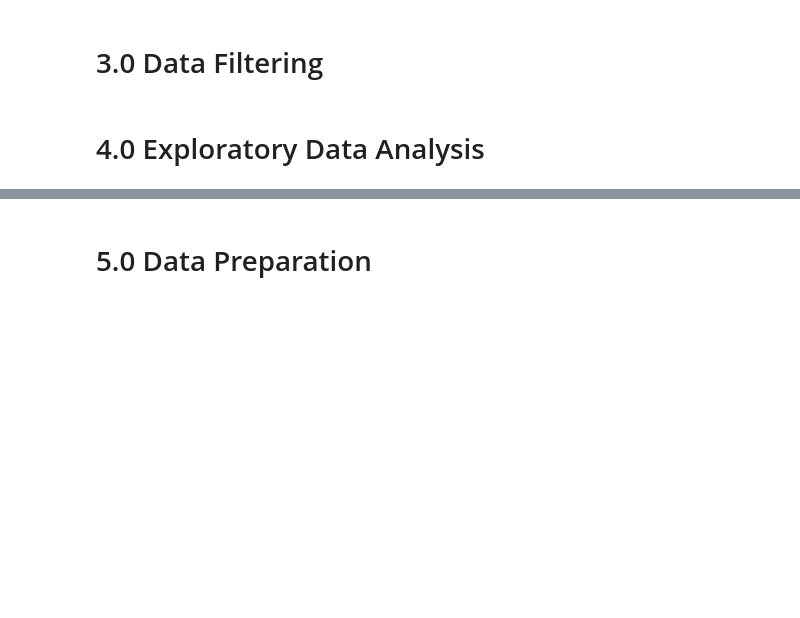
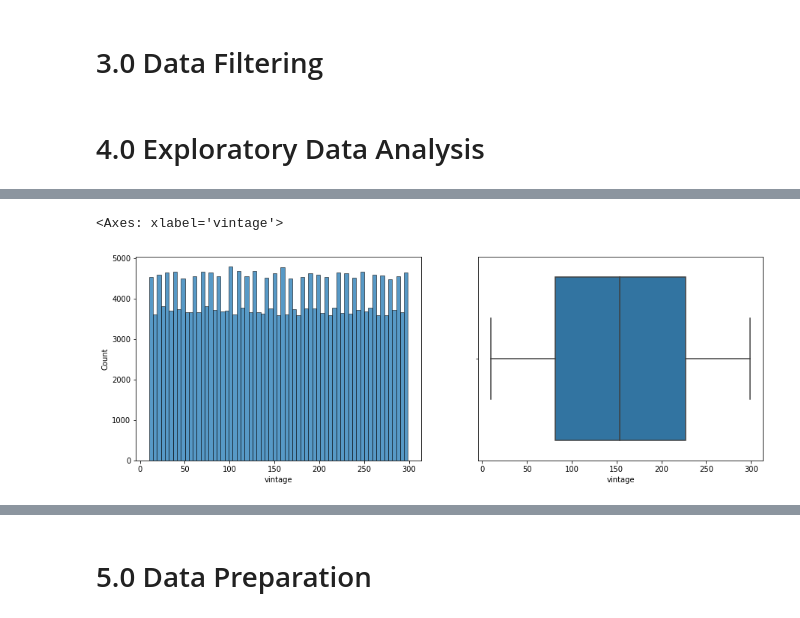
Before and after one commit to alexandrerod/health_insurance_cross_sell, a Jupyter notebook: notebooks/heath_insurance.ipynb, the cells around one changed output, grey strips where cells are left out. Saved outputs shown, nothing was run; the diff lists cells and outputs as text; code cells hidden in the pictures; blank space fills up the shorter version.

```diff
--- a/notebooks/heath_insurance.ipynb
+++ b/notebooks/heath_insurance.ipynb
@@ -93,0 +237,10 @@ df_test = pd.concat([X_test, y_test], axis=1)
+# %%
+# Vintage
+plt.figure(figsize=(15,5))
+plt.subplot(1,2,1)
+sns.histplot(data=df4, x='vintage')
+plt.subplot(1,2,2)
+sns.boxplot(data=df4, x='vintage')
+# %% [output]
+<Axes: xlabel='vintage'>
+[figure, added]
```
Also changed, not shown: parts of 45 cells of this notebook.
